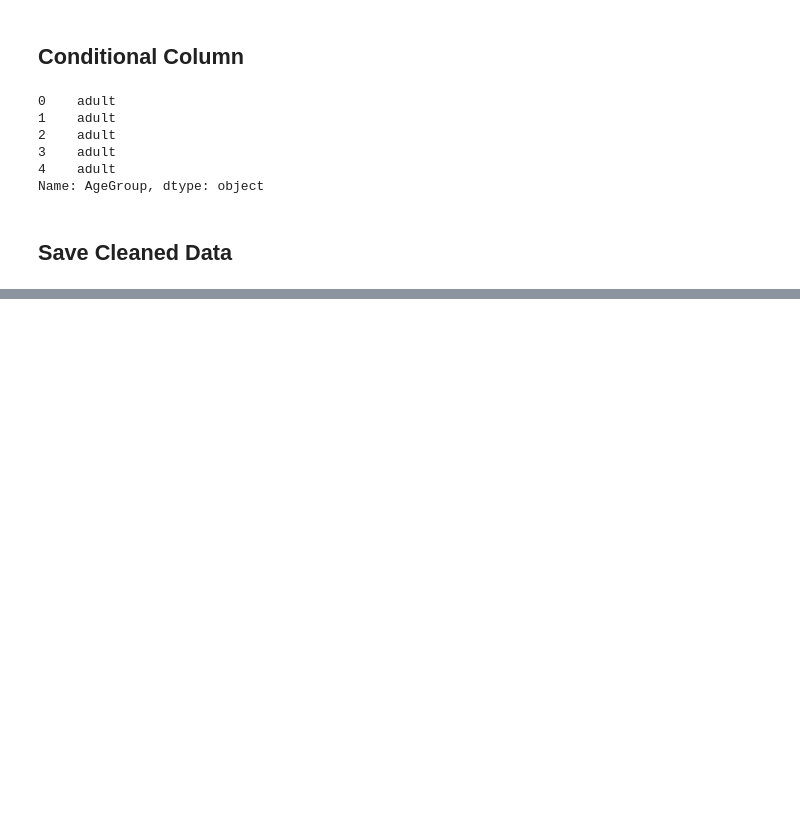
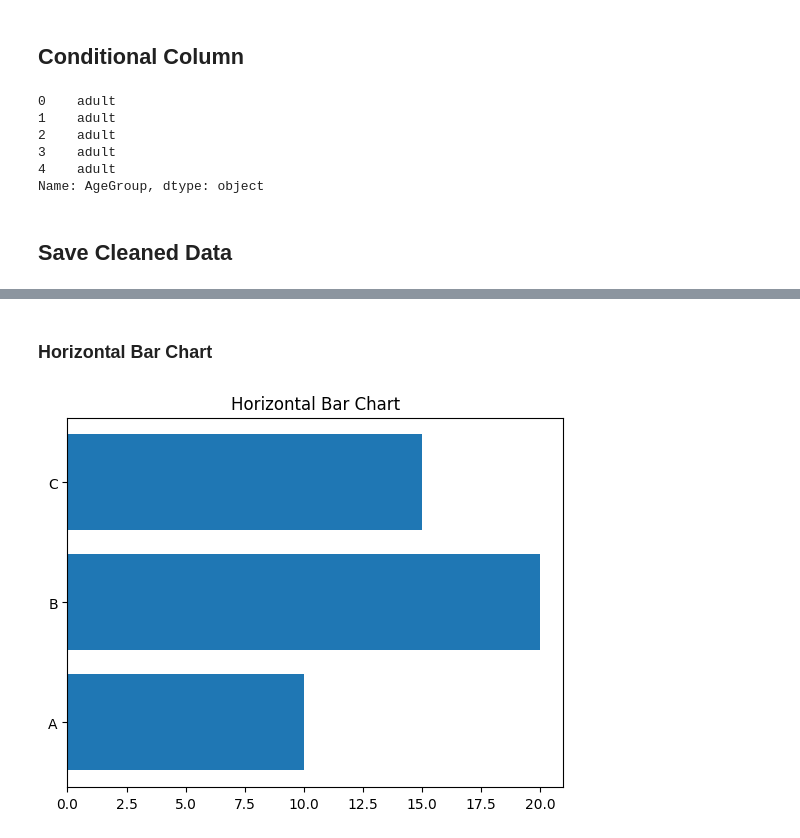
Before and after one commit to SeionixAi/RL-B102-Lini-V-R, a Jupyter notebook: Machine_Learning/Titanic_Data_Analysis.ipynb, the cells around one changed output, grey strips where cells are left out. Drawn from its saved outputs; the diff is of its cells as text; code cells hidden in the pictures; blank space fills up the shorter version.

```diff
--- a/Machine_Learning/Titanic_Data_Analysis.ipynb
+++ b/Machine_Learning/Titanic_Data_Analysis.ipynb
@@ -604,0 +651,10 @@ df.to_excel('../Data/cleaned_data.xlsx',index=False)
+# %% [markdown]
+### Horizontal Bar Chart
+# %%
+plt.barh(categories,values)
+
+plt.title("Horizontal Bar Chart")
+
+plt.show()
+# %% [output]
+[figure, added]
```
Also changed, not shown: parts of 68 cells of this notebook.
